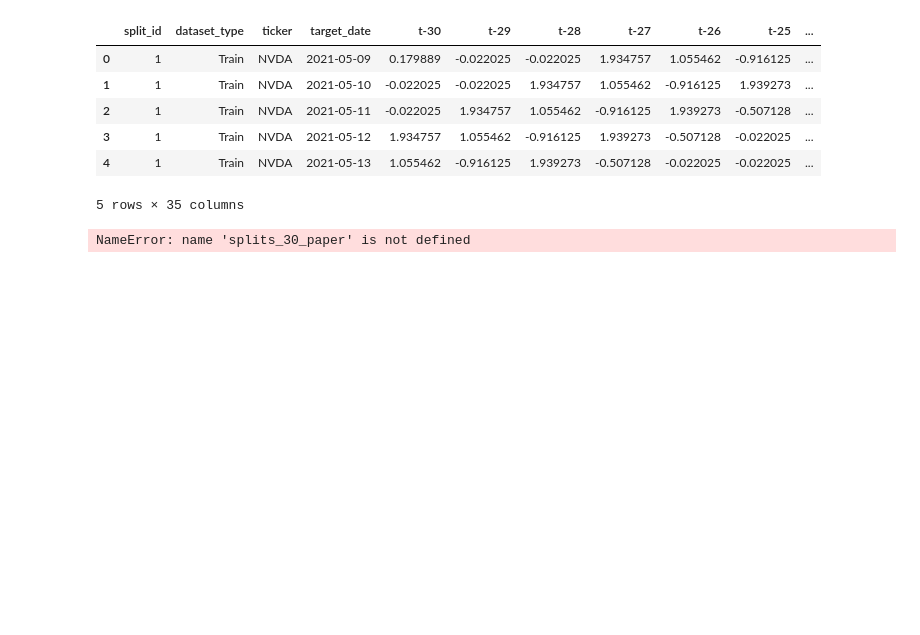
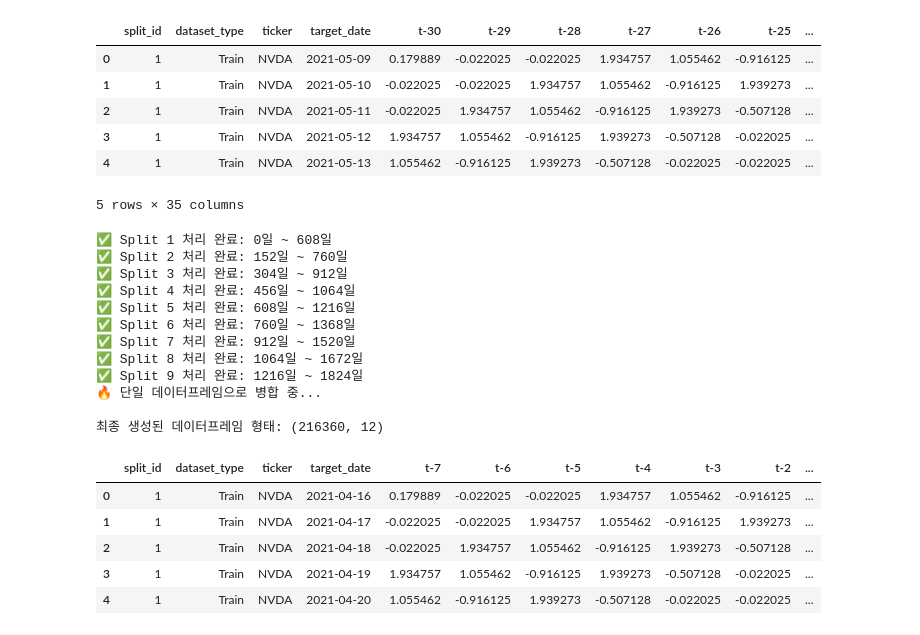
Before and after one commit to FredrickNam/StockPricePrediction, a Jupyter notebook: notebooks/Changwoo Nam/week06-2.ipynb, the cells around one changed output. Cells and saved outputs as stored; diff of their text form; code cells hidden in the pictures; blank space fills up the shorter version.

```diff
--- a/notebooks/Changwoo Nam/week06-2.ipynb
+++ b/notebooks/Changwoo Nam/week06-2.ipynb
@@ -175,49 +175,28 @@ display(final_sequence_df.head())
 | 3 | 1 | Train | NVDA | 2021-05-12 | 1.934757 | 1.055462 | -0.916125 | 1.939273 | -0.507128 | -0.022025 | ... |
 | 4 | 1 | Train | NVDA | 2021-05-13 | 1.055462 | -0.916125 | 1.939273 | -0.507128 | -0.022025 | -0.022025 | ... |
 5 rows × 35 columns
-# %%
-import matplotlib.pyplot as plt
-import random
-import numpy as np
-
-# 1. 연구 세트 선택 (0번 ~ 8번 입력 가능)
-target_split = 0
-
-# 변수명은 현재 가지고 계신 데이터 변수명
-X_train_split, y_train_split, _, _ = splits_30_paper[target_split]
-
-# 2. 랜덤으로 문제 번호 하나 뽑기
-random_idx = random.randint(0, len(X_train_split) - 1)
-
-# 3. 데이터 가져오기
-sample_X = X_train_split[random_idx].flatten()
-sample_y = y_train_split[random_idx]
-
-# 데이터의 실제 길이를 자동으로 파악 (30이면 30, 90이면 90)
-seq_len = len(sample_X)
-
-# 4. 정답 라벨 변환
-target_text = "BULL (1)" if sample_y == 1 else "BEAR (0)"
-
-# 5. 그래프 그리기
-plt.figure(figsize=(10, 5))
-
-# X축과 데이터를 맞춤!
-plt.plot(range(1, seq_len + 1), sample_X, marker='o', linestyle='-', color='b', markersize=4, label=f'Past {seq_len} Days (X)')
-
-plt.axhline(0, color='red', linestyle='--', alpha=0.7, label='Train Mean (0)')
-
-# 타이틀과 축도 시퀀스 길이에 맞춰서 자동 출력
-plt.title(f"[Split #{target_split + 1} | Sample #{random_idx}] Target for Day {seq_len + 1}: {target_text}", fontsize=14, fontweight='bold')
-plt.xlabel("Time Step (Days)", fontsize=12)
-plt.ylabel("Normalized Return", fontsize=12)
-
-# X축 눈금이 90개면 너무 지저분하니까 10일 단위 정도로 큼직하게 표시 (원리: seq_len을 10등분)
-step = max(1, seq_len // 10)
-plt.xticks(range(1, seq_len + 1, step))
-
-plt.grid(True, alpha=0.3)
-plt.legend()
-plt.show()
-# %% [output]
-NameError: name 'splits_30_paper' is not defined
+# %%
+final_sequence_df = create_dataframe_rolling_sequences(crypto_returns, stock_returns, targets, 7, window_size=608, test_size=152, step_size=152)
+
+# 결과 확인
+print(f"\n최종 생성된 데이터프레임 형태: {final_sequence_df.shape}")
+display(final_sequence_df.head())
+# %% [output]
+✅ Split 1 처리 완료: 0일 ~ 608일
+✅ Split 2 처리 완료: 152일 ~ 760일
+✅ Split 3 처리 완료: 304일 ~ 912일
+✅ Split 4 처리 완료: 456일 ~ 1064일
+✅ Split 5 처리 완료: 608일 ~ 1216일
+✅ Split 6 처리 완료: 760일 ~ 1368일
+✅ Split 7 처리 완료: 912일 ~ 1520일
+✅ Split 8 처리 완료: 1064일 ~ 1672일
+✅ Split 9 처리 완료: 1216일 ~ 1824일
+🔥 단일 데이터프레임으로 병합 중...
+
+최종 생성된 데이터프레임 형태: (216360, 12)
+|  | split_id | dataset_type | ticker | target_date | t-7 | t-6 | t-5 | t-4 | t-3 | t-2 | ... |
+| 0 | 1 | Train | NVDA | 2021-04-16 | 0.179889 | -0.022025 | -0.022025 | 1.934757 | 1.055462 | -0.916125 | ... |
+| 1 | 1 | Train | NVDA | 2021-04-17 | -0.022025 | -0.022025 | 1.934757 | 1.055462 | -0.916125 | 1.939273 | ... |
+| 2 | 1 | Train | NVDA | 2021-04-18 | -0.022025 | 1.934757 | 1.055462 | -0.916125 | 1.939273 | -0.507128 | ... |
+| 3 | 1 | Train | NVDA | 2021-04-19 | 1.934757 | 1.055462 | -0.916125 | 1.939273 | -0.507128 | -0.022025 | ... |
+| 4 | 1 | Train | NVDA | 2021-04-20 | 1.055462 | -0.916125 | 1.939273 | -0.507128 | -0.022025 | -0.022025 | ... |
```
Also changed, not shown: parts of 1 cell of this notebook, 1 other file.
